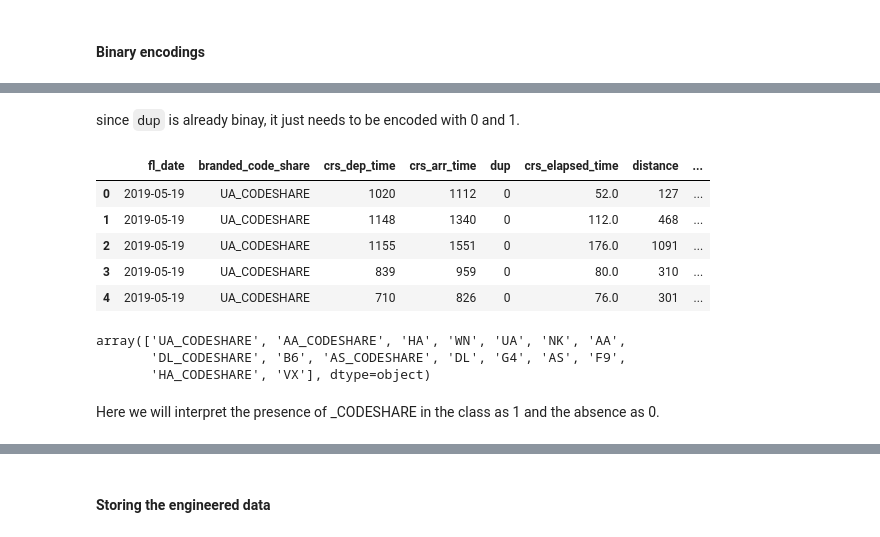
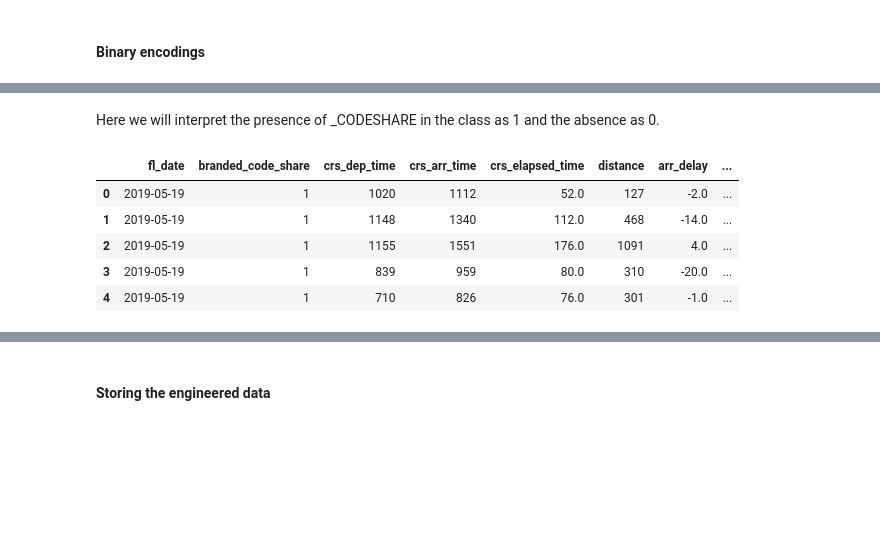
Before and after one commit to jsilke/flight-delay-prediction, a Jupyter notebook: Data/features/feature_selection_&_engineering.ipynb, the cells around one changed output, grey strips where cells are left out. Drawn from its saved outputs; the diff is of its cells as text; code cells hidden in the pictures; blank space fills up the shorter version.

```diff
--- a/Data/features/feature_selection_&_engineering.ipynb
+++ b/Data/features/feature_selection_&_engineering.ipynb
@@ -194,27 +202,17 @@ Only a small proportion of data are unknown, this justifies our median rank impu
-# %% [markdown]
-since `dup` is already binay, it just needs to be encoded with 0 and 1.
-# %%
-flights_subspace['dup'] = flights_subspace['dup'].apply(
-    lambda binary: 1 if (binary.strip().lower() == 'y') else 0)
-
-flights_subspace.head()
-# %% [output]
-|  | fl_date | branded_code_share | crs_dep_time | crs_arr_time | dup | crs_elapsed_time | distance | ... |
-| 0 | 2019-05-19 | UA_CODESHARE | 1020 | 1112 | 0 | 52.0 | 127 | ... |
-| 1 | 2019-05-19 | UA_CODESHARE | 1148 | 1340 | 0 | 112.0 | 468 | ... |
-| 2 | 2019-05-19 | UA_CODESHARE | 1155 | 1551 | 0 | 176.0 | 1091 | ... |
-| 3 | 2019-05-19 | UA_CODESHARE | 839 | 959 | 0 | 80.0 | 310 | ... |
-| 4 | 2019-05-19 | UA_CODESHARE | 710 | 826 | 0 | 76.0 | 301 | ... |
-# %%
-flights_subspace['branded_code_share'].unique()
-# %% [output]
-array(['UA_CODESHARE', 'AA_CODESHARE', 'HA', 'WN', 'UA', 'NK', 'AA',
-       'DL_CODESHARE', 'B6', 'AS_CODESHARE', 'DL', 'G4', 'AS', 'F9',
-       'HA_CODESHARE', 'VX'], dtype=object)
+# %%
+dfs = (flights_subspace, flights_test)
 # %% [markdown]
 Here we will interpret the presence of _CODESHARE in the class as 1 and the absence as 0.
 # %%
-flights_subspace['branded_code_share'] = flights_subspace['branded_code_share'].apply(
-    lambda codeshare: 1 if (len(codeshare.split('_')) == 2) else 0)
+for df in dfs:
+    df['branded_code_share'] = df['branded_code_share'].apply(
+        lambda codeshare: 1 if (len(codeshare.split('_')) == 2) else 0)
 
 flights_subspace.head()
+# %% [output]
+|  | fl_date | branded_code_share | crs_dep_time | crs_arr_time | crs_elapsed_time | distance | arr_delay | ... |
+| 0 | 2019-05-19 | 1 | 1020 | 1112 | 52.0 | 127 | -2.0 | ... |
+| 1 | 2019-05-19 | 1 | 1148 | 1340 | 112.0 | 468 | -14.0 | ... |
+| 2 | 2019-05-19 | 1 | 1155 | 1551 | 176.0 | 1091 | 4.0 | ... |
+| 3 | 2019-05-19 | 1 | 839 | 959 | 80.0 | 310 | -20.0 | ... |
+| 4 | 2019-05-19 | 1 | 710 | 826 | 76.0 | 301 | -1.0 | ... |
```
Also changed, not shown: parts of 9 cells of this notebook, 1 other file.
